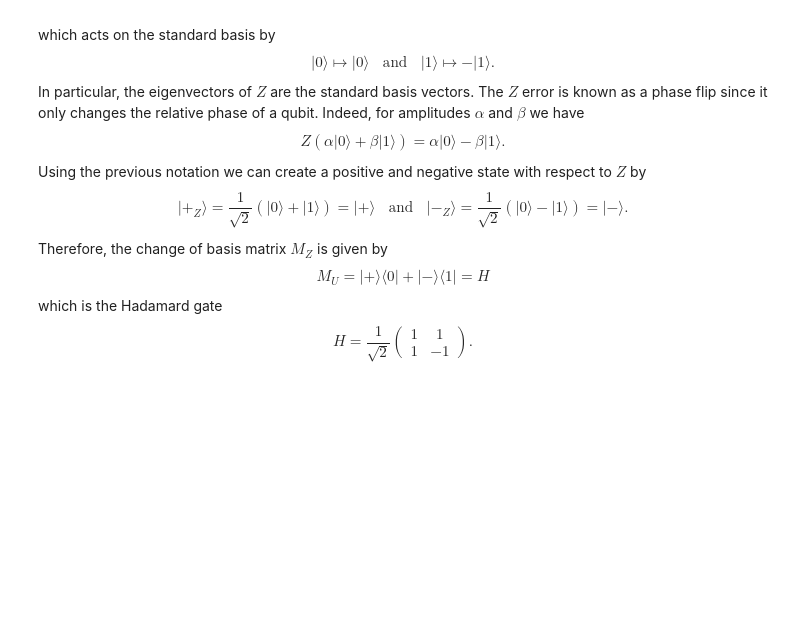
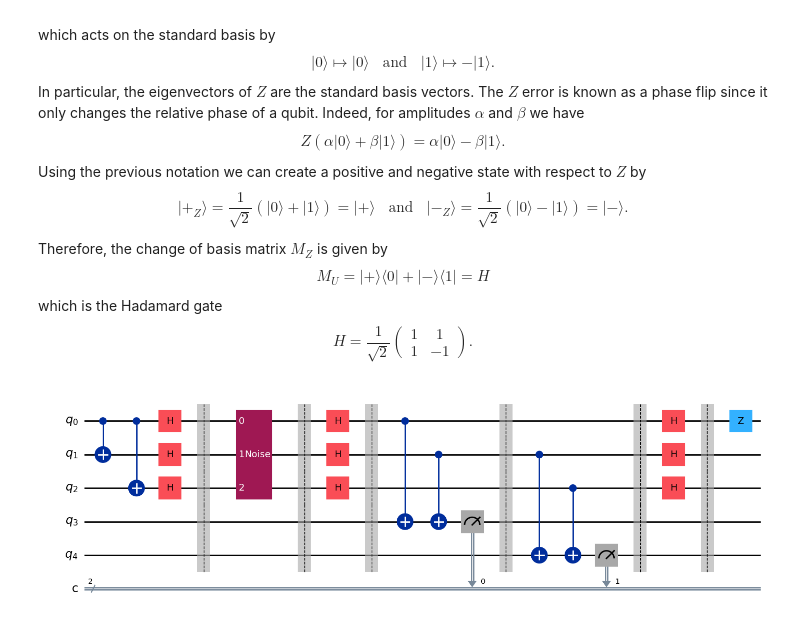
Before and after one commit to cha725/QEC, a Jupyter notebook: quantum_error_correction.ipynb, the cells around one changed output. Cells and saved outputs as stored; diff of their text form; code cells hidden in the pictures; blank space fills up the shorter version.

Commit message:
feat: add phase flip repetition code circuit

```diff
--- a/quantum_error_correction.ipynb
+++ b/quantum_error_correction.ipynb
@@ -361,3 +361,55 @@ Therefore, the change of basis matrix $M_Z$ is given by
 $$ M_U = \lvert + \rangle \langle 0 \rvert + \lvert - \rangle \langle 1 \rvert = H$$
 which is the Hadamard gate
 $$ H = \frac{1}{\sqrt{2}} \begin{pmatrix} 1 & 1 \\ 1 & -1 \end{pmatrix}.$$
+# %%
+from qiskit import QuantumCircuit
+from qiskit.circuit import Gate
+
+qc_Z = QuantumCircuit(5, 2)
+
+qc_Z.cx(0,1)
+qc_Z.cx(0,2)
+
+qc_Z.h(0)
+qc_Z.h(1)
+qc_Z.h(2)
+
+qc_Z.barrier()
+
+noise = Gate(name="Noise", num_qubits=3, params=[])
+
+qc_Z.append(noise, [0,1,2])
+
+qc_Z.barrier()
+
+qc_Z.h(0)
+qc_Z.h(1)
+qc_Z.h(2)
+
+qc_Z.barrier()
+
+qc_Z.cx(0,3)
+qc_Z.cx(1,3)
+
+qc_Z.measure(3,0)
+
+qc_Z.barrier()
+
+qc_Z.cx(1,4)
+qc_Z.cx(2,4)
+
+qc_Z.measure(4,1)
+
+qc_Z.barrier()
+
+qc_Z.h(0)
+qc_Z.h(1)
+qc_Z.h(2)
+
+qc_Z.barrier()
+
+qc_Z.z(0)
+
+qc_Z.draw("mpl")
+# %% [output]
+[figure, added]
```
